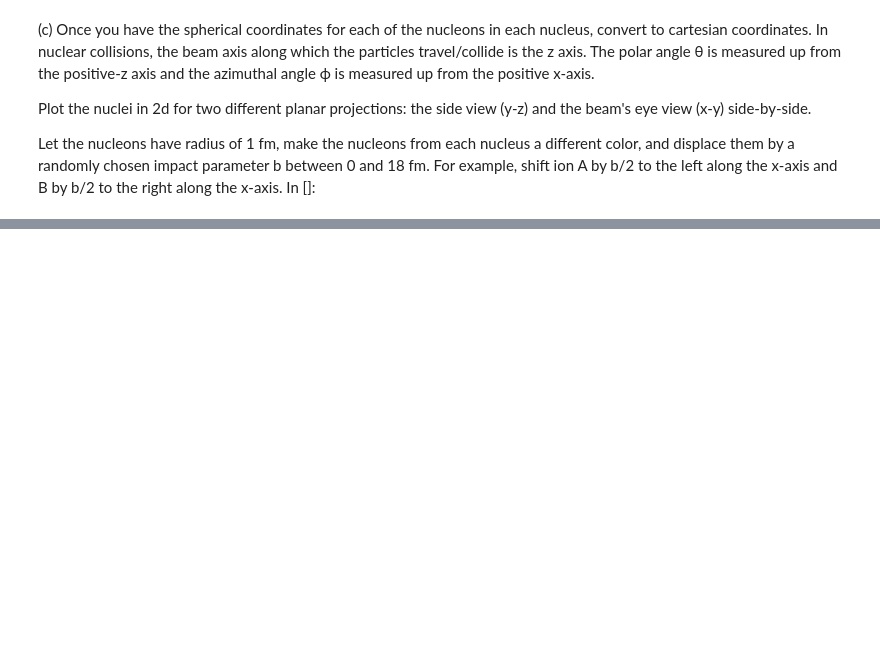
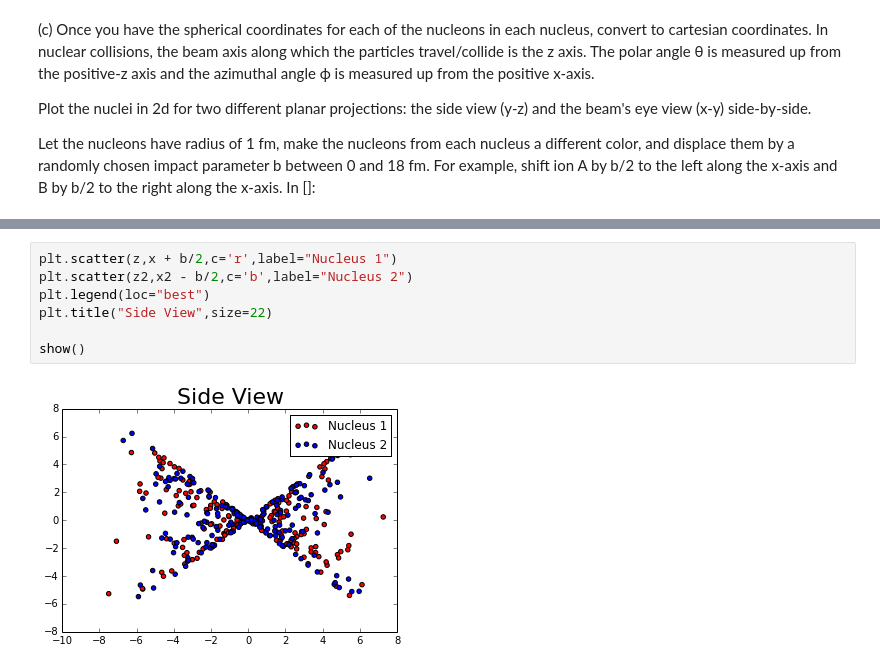
Before and after one commit to jpizagui/PHYS202-S14, a Jupyter notebook: SciPy/RandomAndMCExercises.ipynb, the cells around one changed output, grey strips where cells are left out. Drawn from its saved outputs; the diff is of its cells as text; blank space fills up the shorter version.

```diff
--- a/SciPy/RandomAndMCExercises.ipynb
+++ b/SciPy/RandomAndMCExercises.ipynb
@@ -239,0 +247,9 @@ plt.legend(loc="best")
+# %%
+plt.scatter(z,x + b/2,c='r',label="Nucleus 1")
+plt.scatter(z2,x2 - b/2,c='b',label="Nucleus 2")
+plt.legend(loc="best")
+plt.title("Side View",size=22)
+
+show()
+# %% [output]
+[figure, added]
```
Also changed, not shown: parts of 12 cells of this notebook.
